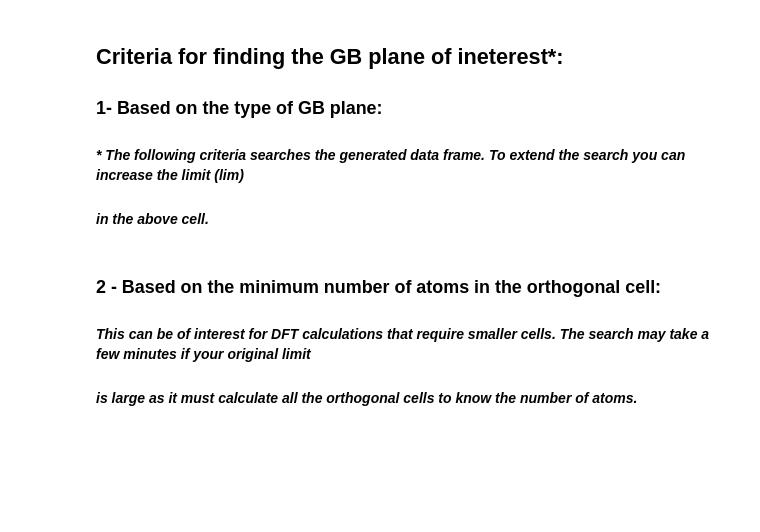
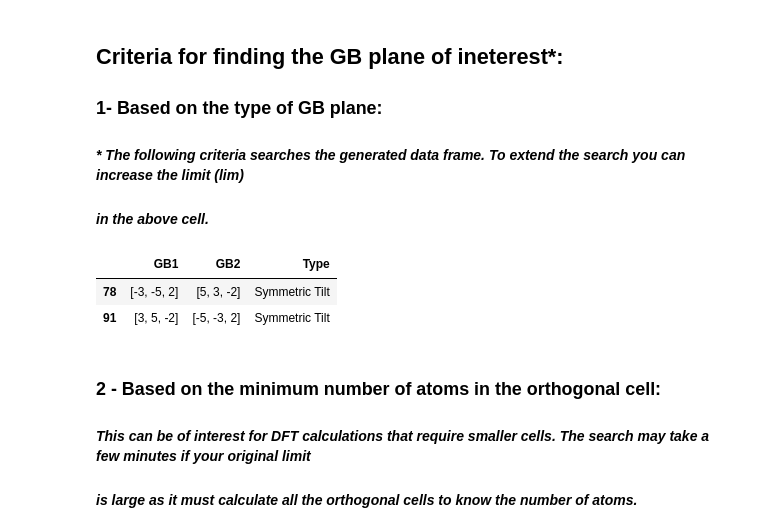
Before and after one commit to oekosheri/GB_code, a Jupyter notebook: Usage_of_GB_code.ipynb, the cells around one changed output. Cells and saved outputs as stored; diff of their text form; code cells hidden in the pictures; blank space fills up the shorter version.

```diff
--- a/Usage_of_GB_code.ipynb
+++ b/Usage_of_GB_code.ipynb
@@ -23,7 +15,8 @@ get_cubic_theta(uvw, m, n=1)
 # %% [markdown]
 ## Produce Lists of CSL boundaries for any given rotation axis (hkl) :
 # %%
-axis = np.array([1, 2, 1])
+# for example: [1, 0, 0], [1, 1, 0] or [1, 1, 1]
+axis = np.array([1, 1, 4])
 
 # list Sigma boundaries < 50
 csl.print_list(axis,50)
@@ -32,8 +31,8 @@ csl.get_cubic_sigma
 # %% [markdown]
 ## Select a sigma and get the characteristics of the GB:
 # %%
-# pick a sigma for this axis, ex: 15.
-sigma = 15
+# pick a sigma for this axis, ex: 19.
+sigma = 19
 
 theta, m, n = csl.get_theta_m_n_list(axis,sigma)[0]
 
@@ -70,7 +86,11 @@ df.head()
 # %%
 # Gb types: Symmetric Tilt, Tilt, Twist, Mixed
 
-df[df['Type'] == 'Mixed'].head()
+df[df['Type'] == 'Symmetric Tilt'].head()
+# %% [output]
+|  | GB1 | GB2 | Type |
+| 78 | [-3, -5, 2] | [5, 3, -2] | Symmetric Tilt |
+| 91 | [3, 5, -2] | [-5, -3, 2] | Symmetric Tilt |
 # %% [markdown]
 
 ### 2 - Based on the minimum number of atoms in the orthogonal cell:
```
Also changed, not shown: parts of 12 cells of this notebook, 1 other file.
